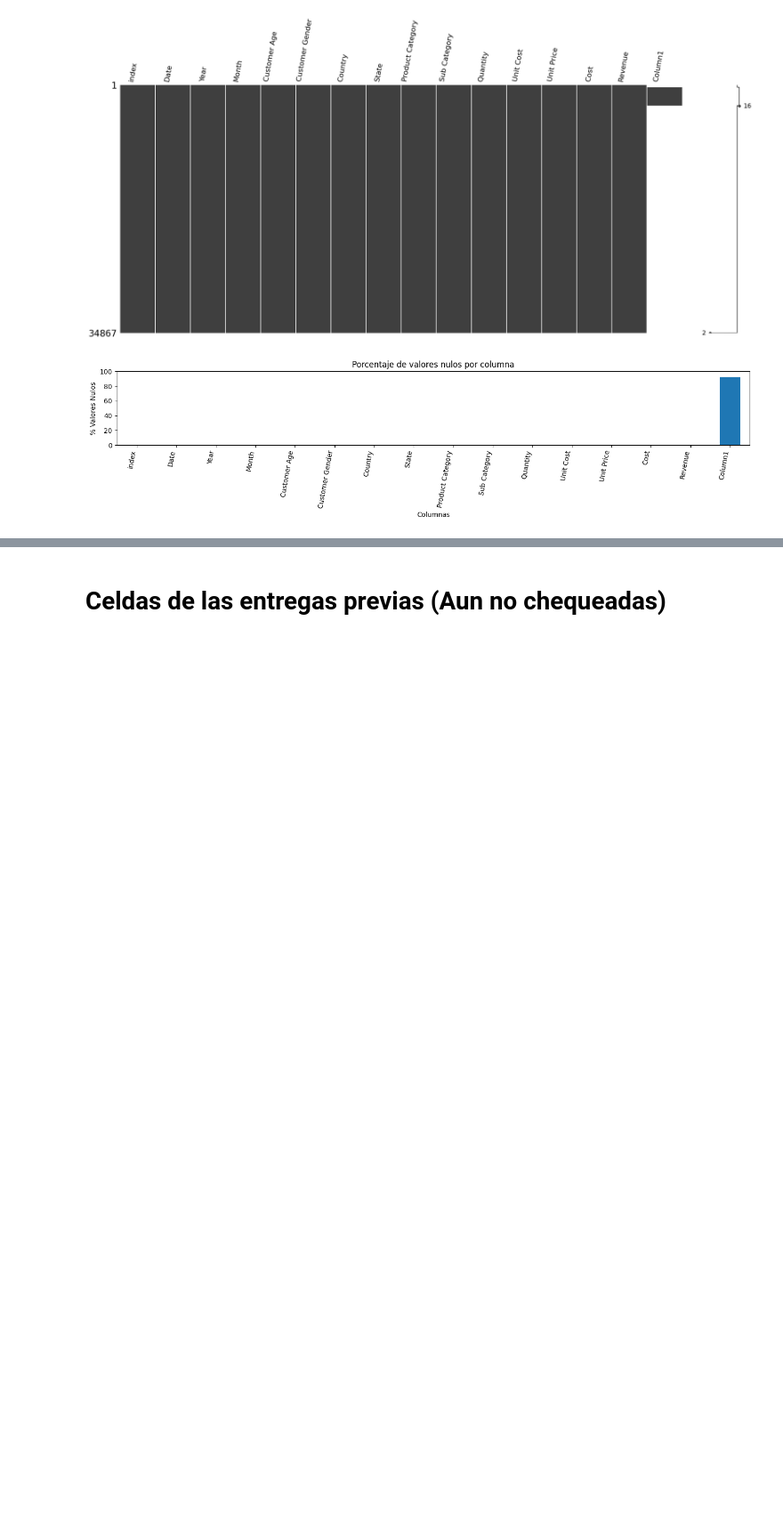
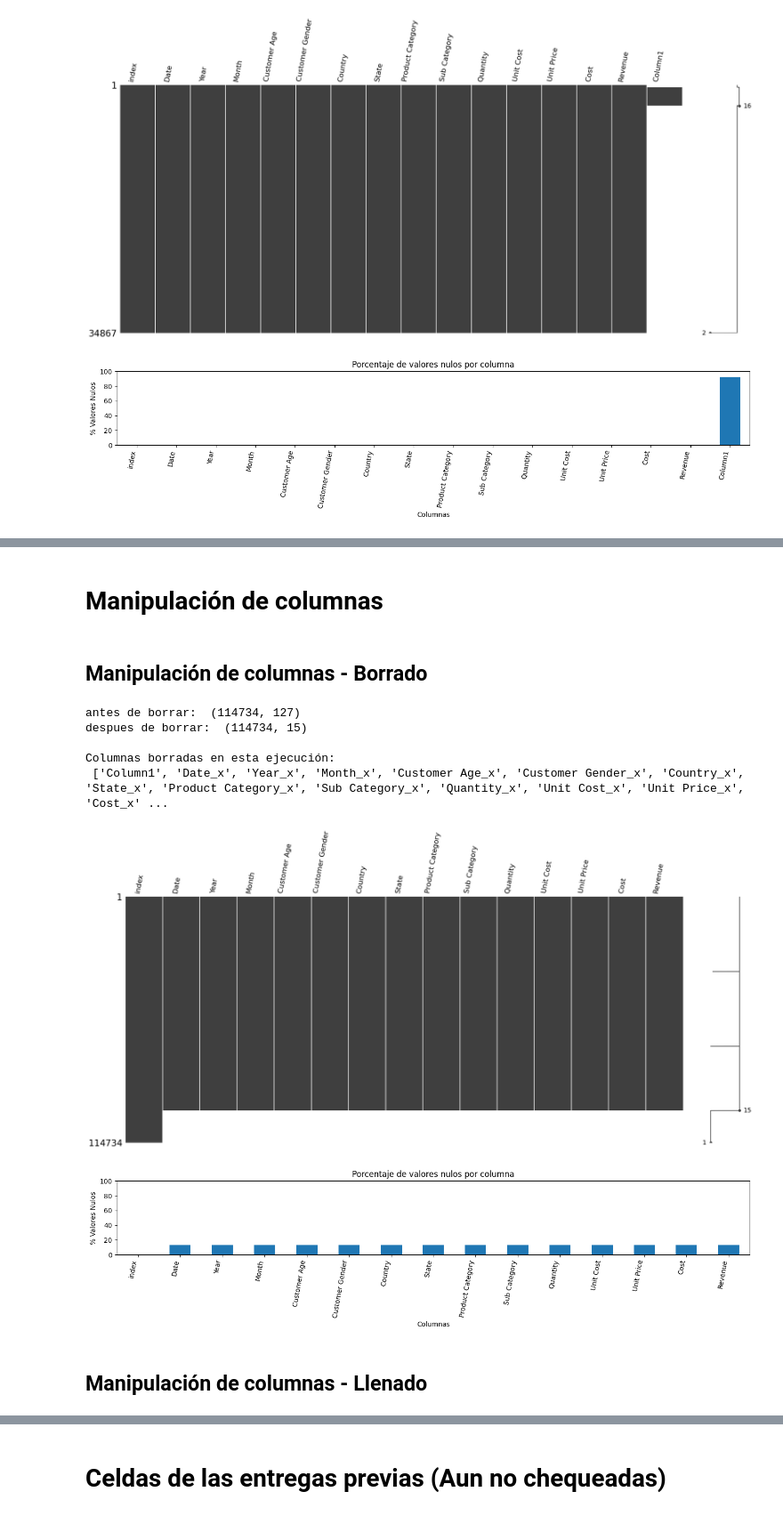
Before and after one commit to RodrigoEche/00_CoderHouseProyecto, a Jupyter notebook: Entrega7_Data_wrangling_Rodrigo_Echegoyemberry.ipynb, the cells around one changed output, grey strips where cells are left out. Shown at 89% size. Saved outputs shown, nothing was run; the diff lists cells and outputs as text; code cells hidden in the pictures; blank space fills up the shorter version.

```diff
--- a/Entrega7_Data_wrangling_Rodrigo_Echegoyemberry.ipynb
+++ b/Entrega7_Data_wrangling_Rodrigo_Echegoyemberry.ipynb
@@ -358,0 +461,2 @@ Columnas borradas en esta ejecución:
+# %% [markdown]
+# Manipulación de columnas
@@ -358,0 +469,2 @@ Columnas borradas en esta ejecución:
+# %% [markdown]
+## Manipulación de columnas - Borrado
@@ -358,0 +474,10 @@ Columnas borradas en esta ejecución:
+# %%
+data2reducido = mostrarNulosGraficamente (df2,  BorrarColumnasConPorcentajeDeNulosMayorA = 20 )
+# %% [output]
+antes de borrar:  (114734, 127)
+despues de borrar:  (114734, 15)
+
+Columnas borradas en esta ejecución:
+ ['Column1', 'Date_x', 'Year_x', 'Month_x', 'Customer Age_x', 'Customer Gender_x', 'Country_x', 'State_x', 'Product Category_x', 'Sub Category_x', 'Quantity_x', 'Unit Cost_x', 'Unit Price_x', 'Cost_x' ...
+[figure, added]
+[figure, added]
@@ -358,0 +488,2 @@ Columnas borradas en esta ejecución:
+# %% [markdown]
+## Manipulación de columnas - Llenado
```
Also changed, not shown: parts of 45 cells of this notebook.
